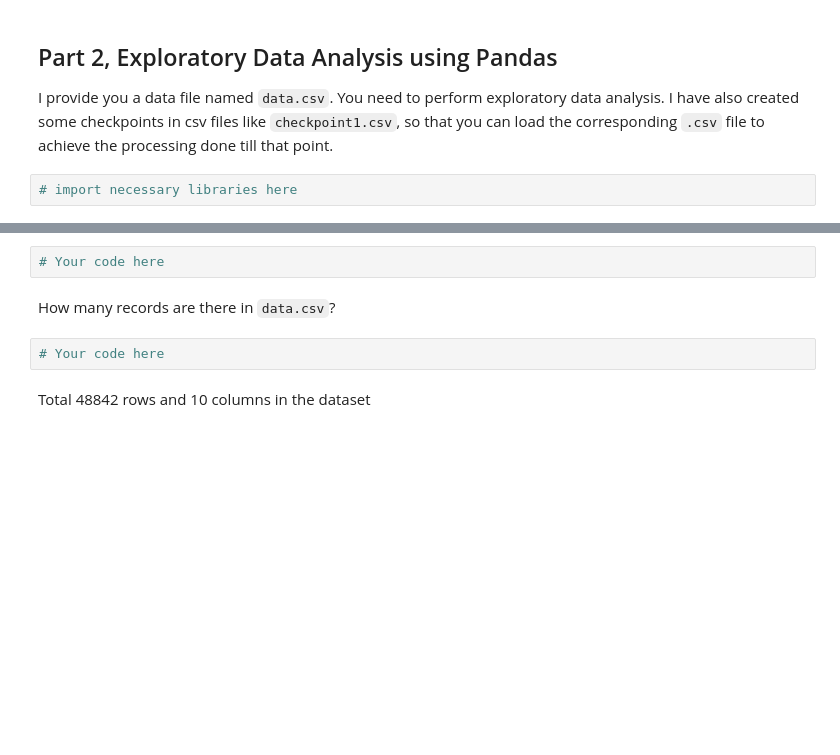
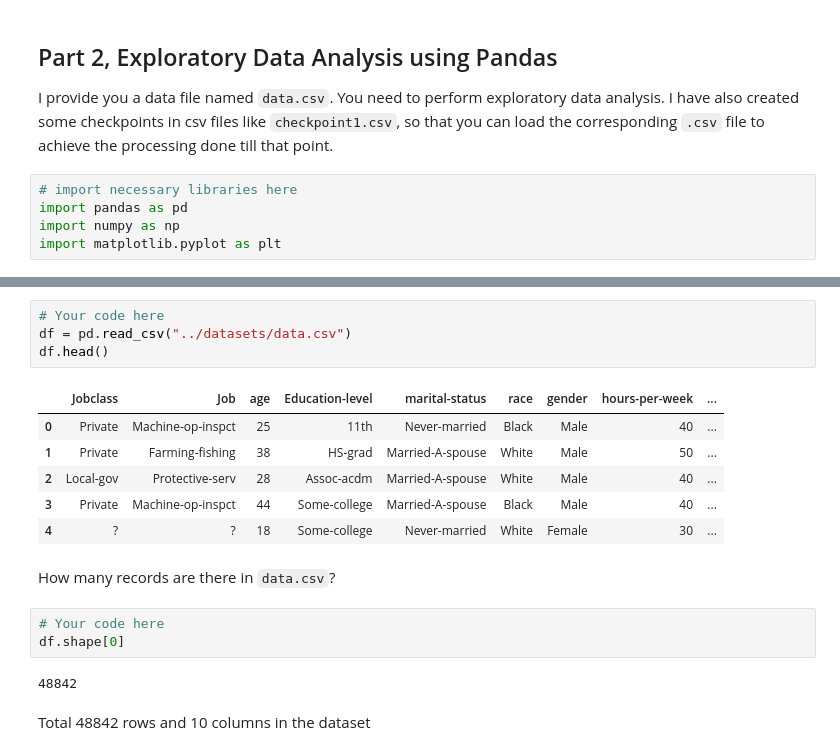
Before and after one commit to ehtisham-sadiq/AI-Learning-Path, a Jupyter notebook: 02_Python_Libraries_for_Data_Science/Assignments/Assignment.ipynb, the cells around one changed output, grey strips where cells are left out. Drawn from its saved outputs; the diff is of its cells as text; blank space fills up the shorter version.

```diff
--- a/02_Python_Libraries_for_Data_Science/Assignments/Assignment.ipynb
+++ b/02_Python_Libraries_for_Data_Science/Assignments/Assignment.ipynb
@@ -15,16 +28,31 @@ Read `long-beach.txt` file and convert all the contents similar to `long-beach-o
 I provide you a data file named `data.csv`. You need to perform exploratory data analysis. I have also created some checkpoints in csv files like `checkpoint1.csv`, so that you can load the corresponding `.csv` file to achieve the processing done till that point.
 # %%
 # import necessary libraries here
+import pandas as pd
+import numpy as np
+import matplotlib.pyplot as plt
 # %% [markdown]
 Read the `data.csv` file and display the contents as shown below
 
 <img src="../images/Fig1.PNG" />
 # %%
 # Your code here
+df = pd.read_csv("../datasets/data.csv")
+df.head()
+# %% [output]
+|  | Jobclass | Job | age | Education-level | marital-status | race | gender | hours-per-week | ... |
+| 0 | Private | Machine-op-inspct | 25 | 11th | Never-married | Black | Male | 40 | ... |
+| 1 | Private | Farming-fishing | 38 | HS-grad | Married-A-spouse | White | Male | 50 | ... |
+| 2 | Local-gov | Protective-serv | 28 | Assoc-acdm | Married-A-spouse | White | Male | 40 | ... |
+| 3 | Private | Machine-op-inspct | 44 | Some-college | Married-A-spouse | Black | Male | 40 | ... |
+| 4 | ? | ? | 18 | Some-college | Never-married | White | Female | 30 | ... |
 # %% [markdown]
 How many records are there in `data.csv`?
 # %%
 # Your code here
+df.shape[0]
+# %% [output]
+48842
 # %% [markdown]
 Total 48842 rows and 10 columns in the dataset
 # %% [markdown]
```
Also changed, not shown: parts of 12 cells of this notebook.
